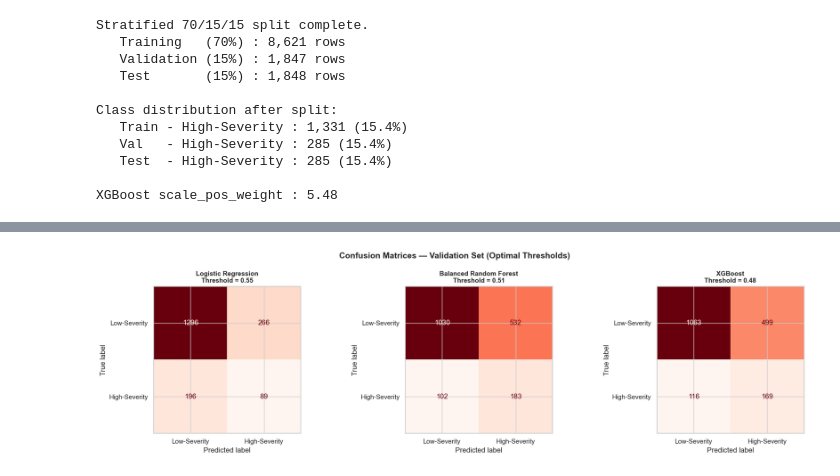
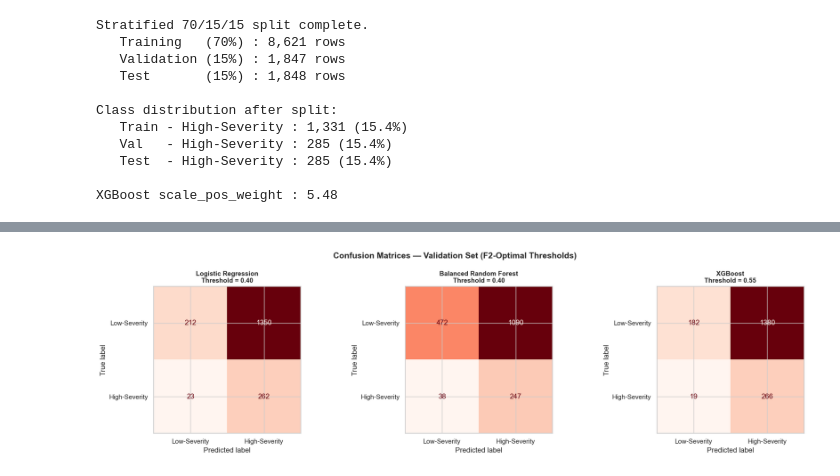
Before and after one commit to wangoimwangi/nairobi-crash-severity, a Jupyter notebook: notebooks/02_model_training_and_evaluation.ipynb, the cells around one changed output, grey strips where cells are left out. Cells and saved outputs as stored; diff of their text form; code cells hidden in the pictures.

Commit message:
Final Notebook 02 - F2 thresholds, leakage audit, PR curves

```diff
--- a/notebooks/02_model_training_and_evaluation.ipynb
+++ b/notebooks/02_model_training_and_evaluation.ipynb
@@ -939,24 +947,22 @@ Logistic Regression:
 # %%
 # ============================================================
 # SECTION 11: FINAL VALIDATION EVALUATION
-# Apply mathematically optimal thresholds from Cell 10
-# Constraint: Precision >= 0.25, Maximise Recall
-# Generate confusion matrices for each model
-# Includes baseline comparison to quantify improvement of RF and XGBoost over LR baseline
+# Apply F2-optimal thresholds from Cell 10
+# F2-Score maximisation — Recall weighted 2x over Precision
+# reflecting asymmetric cost of under-triage in emergency dispatch
 # ============================================================
 
-from sklearn.metrics import ConfusionMatrixDisplay
+from sklearn.metrics import ConfusionMatrixDisplay, fbeta_score
 
-
-# ---- Optimal thresholds from Cell 10 granular search ----
+# ---- F2-optimal thresholds from Cell 10 ----
 optimal_thresholds = {
-    'Logistic Regression'    : 0.55,
-    'Balanced Random Forest' : 0.51,
-    'XGBoost'                : 0.48
+    'Logistic Regression'    : 0.40,
+    'Balanced Random Forest' : 0.40,
+    'XGBoost'                : 0.55
 }
 
 print("FINAL VALIDATION EVALUATION")
-print("Optimal Thresholds — Precision >= 0.25, Recall Maximised")
+print("F2-Optimal Thresholds Applied")
 print("="*55)
 
 final_val_results = {}
@@ -971,6 +977,7 @@ for idx, (name, model) in enumerate(models_tuned.items()):
         'Recall'    : recall_score(y_val, y_val_pred),
         'Precision' : precision_score(y_val, y_val_pred),
         'F1'        : f1_score(y_val, y_val_pred),
+        'F2'        : fbeta_score(y_val, y_val_pred, beta=2),
         'ROC_AUC'   : roc_auc_score(y_val, y_val_proba),
         'Threshold' : threshold
     }
@@ -979,9 +986,9 @@ for idx, (name, model) in enumerate(models_tuned.items()):
     print(f"   Recall    : {final_val_results[name]['Recall']:.3f}")
     print(f"   Precision : {final_val_results[name]['Precision']:.3f}")
     print(f"   F1 Score  : {final_val_results[name]['F1']:.3f}")
+    print(f"   F2 Score  : {final_val_results[name]['F2']:.3f}")
     print(f"   ROC AUC   : {final_val_results[name]['ROC_AUC']:.3f}")
 
-    # Confusion matrix
     cm = confusion_matrix(y_val, y_val_pred)
     disp = ConfusionMatrixDisplay(
         confusion_matrix=cm,
@@ -994,88 +1001,47 @@ for idx, (name, model) in enumerate(models_tuned.items()):
     )
 
 plt.suptitle(
-    'Confusion Matrices — Validation Set (Optimal Thresholds)',
+    'Confusion Matrices — Validation Set (F2-Optimal Thresholds)',
     fontsize=14, fontweight='bold'
 )
 plt.tight_layout()
-plt.savefig('../figures/confusion_matrices_optimal.png',
+plt.savefig('../figures/confusion_matrices_f2_optimal.png',
             dpi=150, bbox_inches='tight')
 plt.show()
 
-
-# ---- Final summary table ----
+# ---- Summary table ----
 print(f"\n{'='*55}")
-print("FINAL PERFORMANCE SUMMARY — OPTIMAL THRESHOLDS")
+print("FINAL PERFORMANCE SUMMARY — F2-OPTIMAL THRESHOLDS")
 print("="*55)
 summary_df = pd.DataFrame(final_val_results).T
 print(summary_df.round(3).to_string())
 
-
-# ============================================================
-# BASELINE COMPARISON ANALYSIS
-# Quantifies improvement of RF and XGBoost over LR baseline
-# Documents why LR is retained as baseline only and why
-# RF and XGBoost are selected for ensemble in Notebook 03
-# ============================================================
-
+# ---- Improvement over baseline ----
 print(f"\n{'='*55}")
 print("IMPROVEMENT OVER LR BASELINE")
 print("="*55)
 
-lr_results  = final_val_results['Logistic Regression']
-rf_results  = final_val_results['Balanced Random Forest']
-xgb_results = final_val_results['XGBoost']
+lr_r  = final_val_results['Logistic Regression']
+rf_r  = final_val_results['Balanced Random Forest']
+xgb_r = final_val_results['XGBoost']
 
-metrics = ['Recall', 'Precision', 'F1', 'ROC_AUC']
-
+metrics = ['Recall', 'Precision', 'F1', 'F2', 'ROC_AUC']
 print(f"\n{'Metric':<12} {'LR':<10} {'RF':<10} "
       f"{'XGB':<10} {'RF vs LR':<12} {'XGB vs LR'}")
 print("-"*62)
 
 for metric in metrics:
-    lr_val  = lr_results[metric]
-    rf_val  = rf_results[metric]
-    xgb_val = xgb_results[metric]
+    lr_val  = lr_r[metric]
+    rf_val  = rf_r[metric]
+    xgb_val = xgb_r[metric]
     rf_imp  = ((rf_val  - lr_val) / lr_val) * 100
     xgb_imp = ((xgb_val - lr_val) / lr_val) * 100
     print(f"{metric:<12} {lr_val:<10.3f} {rf_val:<10.3f} "
           f"{xgb_val:<10.3f} {rf_imp:+.1f}%      {xgb_imp:+.1f}%")
 
-print(f"\n{'='*55}")
-print("MODEL SELECTION RATIONALE")
-print("="*55)
-print(f"\nLogistic Regression (Baseline only):")
-print(f"   Recall {lr_results['Recall']:.3f} at threshold {lr_results['Threshold']:.2f}")
-print(f"   confirms LR has insufficient discriminative power")
-print(f"   for this non-linear classification task.")
-print(f"   LR is retained to quantify the improvement")
-print(f"   achieved by ensemble methods in Notebook 03.")
-
-rf_roc_imp  = ((rf_results['ROC_AUC']  - lr_results['ROC_AUC'])
-               / lr_results['ROC_AUC']) * 100
-xgb_roc_imp = ((xgb_results['ROC_AUC'] - lr_results['ROC_AUC'])
-               / lr_results['ROC_AUC']) * 100
-rf_rec_imp  = ((rf_results['Recall']   - lr_results['Recall'])
-               / lr_results['Recall']) * 100
-xgb_rec_imp = ((xgb_results['Recall']  - lr_results['Recall'])
-               / lr_results['Recall']) * 100
-
-
-print(f"\nBalanced Random Forest (Selected for ensemble):")
-print(f"   ROC AUC {rf_results['ROC_AUC']:.3f} — "
-      f"{rf_roc_imp:+.1f}% improvement over LR")
-print(f"   Recall  {rf_results['Recall']:.3f} — "
-      f"{rf_rec_imp:+.1f}% improvement over LR")
-print(f"   Best overall discriminative power (ROC AUC 0.714)")
-
-print(f"\nXGBoost (Selected for ensemble):")
-print(f"   ROC AUC {xgb_results['ROC_AUC']:.3f} — "
-      f"{xgb_roc_imp:+.1f}% improvement over LR")
-print(f"   Recall  {xgb_results['Recall']:.3f} — "
-      f"{xgb_rec_imp:+.1f}% improvement over LR")
-print(f"   Best Precision (0.253) among all models")
-
-print(f"\nBoth RF and XGBoost proceed to stacking ensemble in Notebook 03.")
-print(f"LR is included as a base learner in the stack to provide linear decision boundary complementing non-linear tree-based models.")
+print(f"\nModel Selection:")
+print(f"   RF  — Best ROC AUC (0.688) and F2-Score (0.504)")
+print(f"   XGB — Best Recall (0.982) with strong F2-Score (0.483)")
+print(f"   Both proceed to stacking ensemble in Notebook 03")
 # %% [output]
 FINAL VALIDATION EVALUATION
@@ -1098,2 +1064,2 @@ Balanced Random Forest (Threshold = 0.51):
-[figure, old version]
+[figure, new version]
 =======================================================
```
Also changed, not shown: parts of 10 cells of this notebook, 1 other file.
